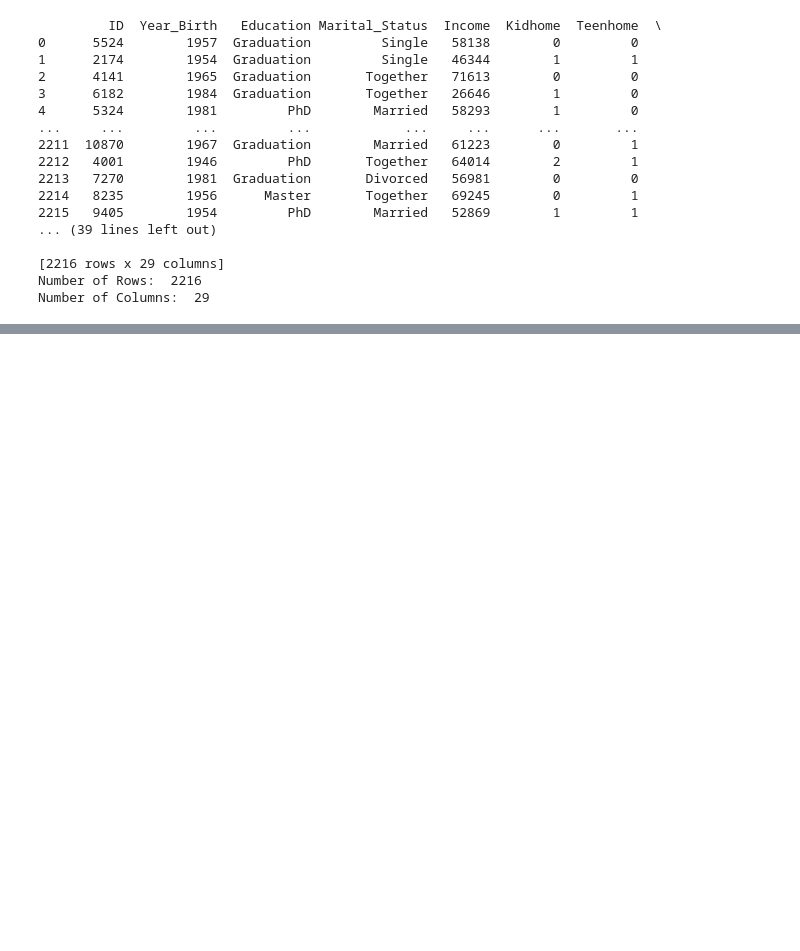
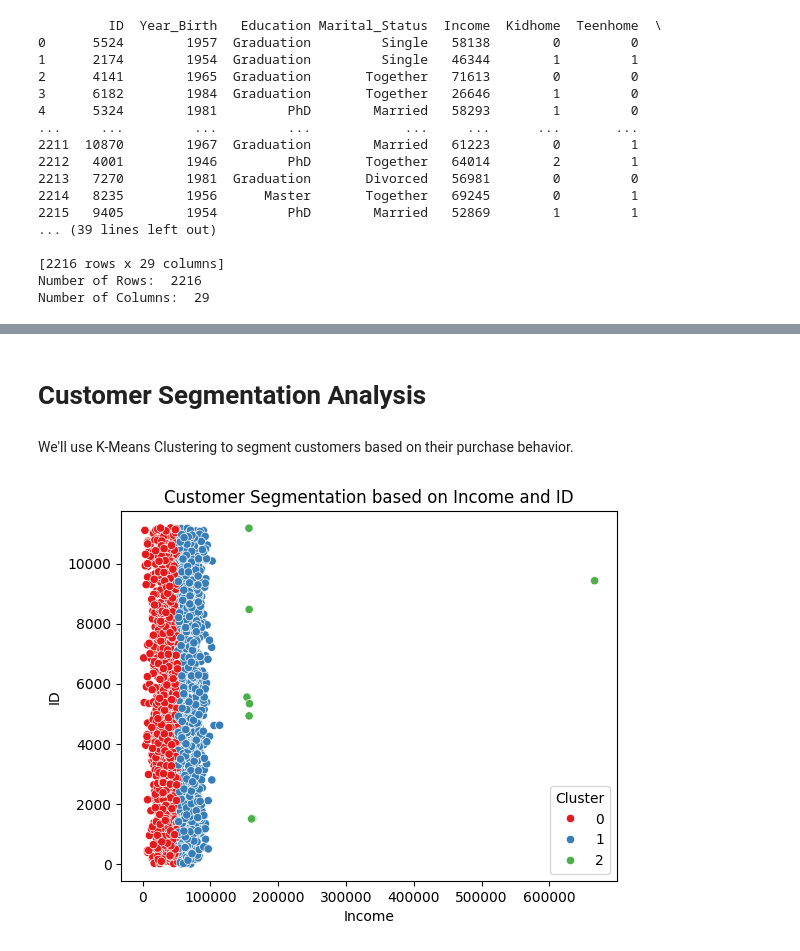
Before and after one commit to RamshaArshad1/Python, a Jupyter notebook: ML_Model_1st.ipynb, the cells around one changed output, grey strips where cells are left out. Cells and saved outputs as stored; diff of their text form; code cells hidden in the pictures; blank space fills up the shorter version.

```diff
--- a/ML_Model_1st.ipynb
+++ b/ML_Model_1st.ipynb
@@ -62,0 +91,15 @@ Number of Columns:  29
+# %%
+# create month, year column in data set from date column in data
+df = pd.read_csv('marketing_campaign.csv')
+
+# create date
+df['date'] = pd.to_datetime(df['Dt_Customer'])
+
+# create month
+df['month'] = df['date'].dt.month
+
+#create year column
+df['year'] = df['date'].dt.year
+
+#print head of data
+df.head()
@@ -62,0 +114,24 @@ Number of Columns:  29
+# %% [markdown]
+# **Customer Segmentation Analysis**
+# %% [markdown]
+We'll use K-Means Clustering to segment customers based on their purchase behavior.
+# %%
+# Improt KMeans
+from sklearn.cluster import KMeans
+
+# Selecting relevant columns for clustering
+features = ['Income', 'MntWines', 'MntFruits', 'MntMeatProducts', 'MntFishProducts', 'MntSweetProducts', 'MntGoldProds']
+
+# Fill missing values with mean (if necessary)
+df[features] = df[features].fillna(df[features].mean())
+
+# Perform K-Means Clustering
+kmeans = KMeans(n_clusters=3, random_state=42)
+df['Cluster'] = kmeans.fit_predict(df[features])
+
+# Visualizing the clusters
+sns.scatterplot(data=df, x='Income', y='ID', hue='Cluster', palette='Set1')
+plt.title("Customer Segmentation based on Income and ID")
+plt.show()
+# %% [output]
+[figure, added]
```
Also changed, not shown: parts of 14 cells of this notebook.
